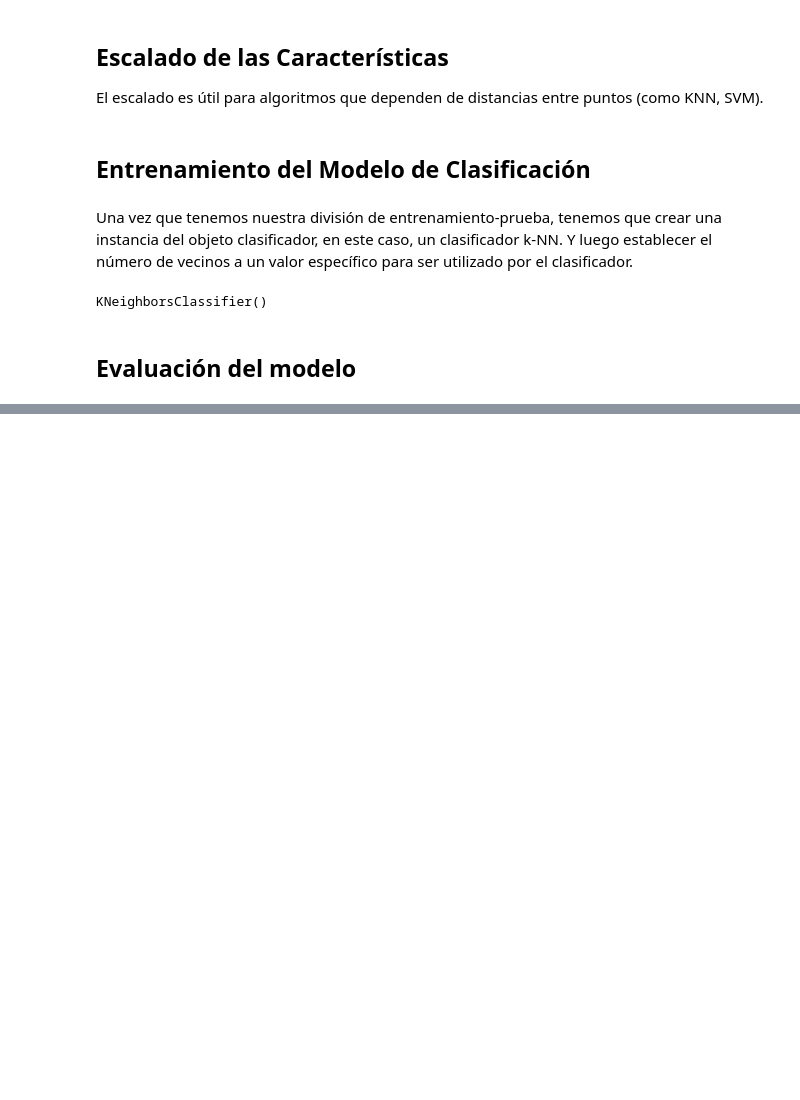
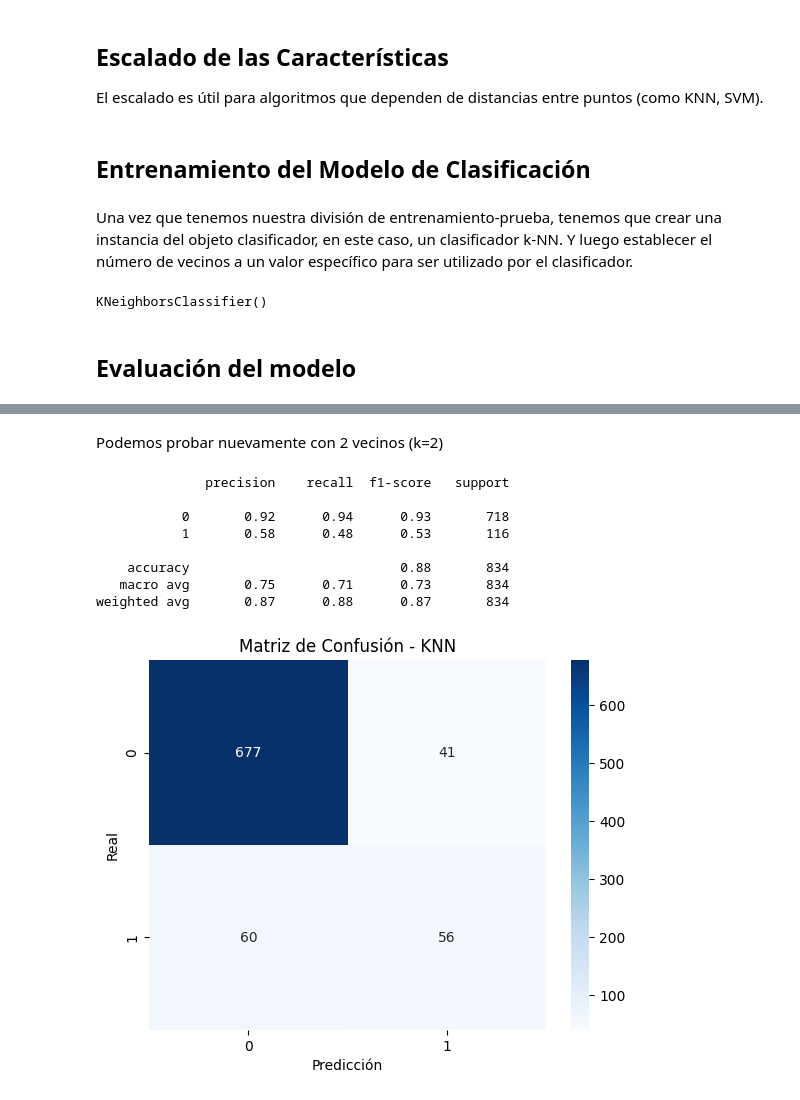
Before and after one commit to CamiloEnriqueRomeroP/Jupyter-Noptebook-Data-Mining, a Jupyter notebook: Introduction-to-python/Introduction-to-python.ipynb, the cells around one changed output, grey strips where cells are left out. Cells and saved outputs as stored; diff of their text form; code cells hidden in the pictures; blank space fills up the shorter version.

```diff
--- a/Introduction-to-python/Introduction-to-python.ipynb
+++ b/Introduction-to-python/Introduction-to-python.ipynb
@@ -562,0 +655,62 @@ plt.show()
+# %% [markdown]
+Podemos probar nuevamente con 2 vecinos (k=2)
+# %%
+# Lectura del data set
+df = pd.read_csv('churn.csv', sep=';')
+
+# Preparación de los datos
+df.columns = (
+    df.columns
+    .str.strip()                         # Elimina espacios alrededor
+    .str.replace(' ', '_', regex=False) # Reemplaza espacios por _
+    .str.replace(r'^_+', '', regex=True)# Elimina _ al inicio
+    .str.replace('"', '', regex=False)
+)
+df.drop({"State","Area_Code"}, axis=1, inplace=True)
+df = df.apply(lambda col: col.str.strip().str.replace('"', '', regex=False) if col.dtype == 'object' or pd.api.types.is_string_dtype(col) else col)
+df['VoiceMail_Plan'] = df['VoiceMail_Plan'].map({'yes': 1, 'no': 0})
+df['Inter_Plan'] = df['Inter_Plan'].map({'yes': 1, 'no': 0})
+df['Churn'] = df['Churn'].map({'FALSE': 0, 'TRUE': 1})
+
+# Separación del data set de entrenamiento y prueba con escalado
+np.random.seed(42)
+X = df[['Inter_Plan', 'VoiceMail_Plan',
+       'No_of_Vmail_Mesgs', 'Total_Day_Min', 'Total_Day_calls',
+       'Total_Evening_Min', 'Total_Evening_Calls',
+       'Total_Int_Min', 'Total_Int_Calls',
+       'No_of_Calls_Customer_Service']]
+y = df['Churn']
+X_train, X_test, y_train, y_test = train_test_split(X, y, random_state=0)
+scaler = StandardScaler()
+X_train_scaled = scaler.fit_transform(X_train)
+X_test_scaled = scaler.transform(X_test)
+
+# Entrenamiento del modelo
+knn = KNeighborsClassifier(n_neighbors=1)
+knn.fit(X_train_scaled, y_train)
+
+# Predicciones
+y_pred = knn.predict(X_test_scaled)
+
+# Reporte de métricas
+print(classification_report(y_test, y_pred))
+
+# Matriz de confusión
+cm = confusion_matrix(y_test, y_pred)
+
+# Visualización con Seaborn
+sns.heatmap(cm, annot=True, fmt='d', cmap='Blues')
+plt.title('Matriz de Confusión - KNN')
+plt.xlabel('Predicción')
+plt.ylabel('Real')
+plt.show()
+# %% [output]
+              precision    recall  f1-score   support
+
+           0       0.92      0.94      0.93       718
+           1       0.58      0.48      0.53       116
+
+    accuracy                           0.88       834
+   macro avg       0.75      0.71      0.73       834
+weighted avg       0.87      0.88      0.87       834
+[figure, added]
```
Also changed, not shown: parts of 22 cells of this notebook, 2 other files.
